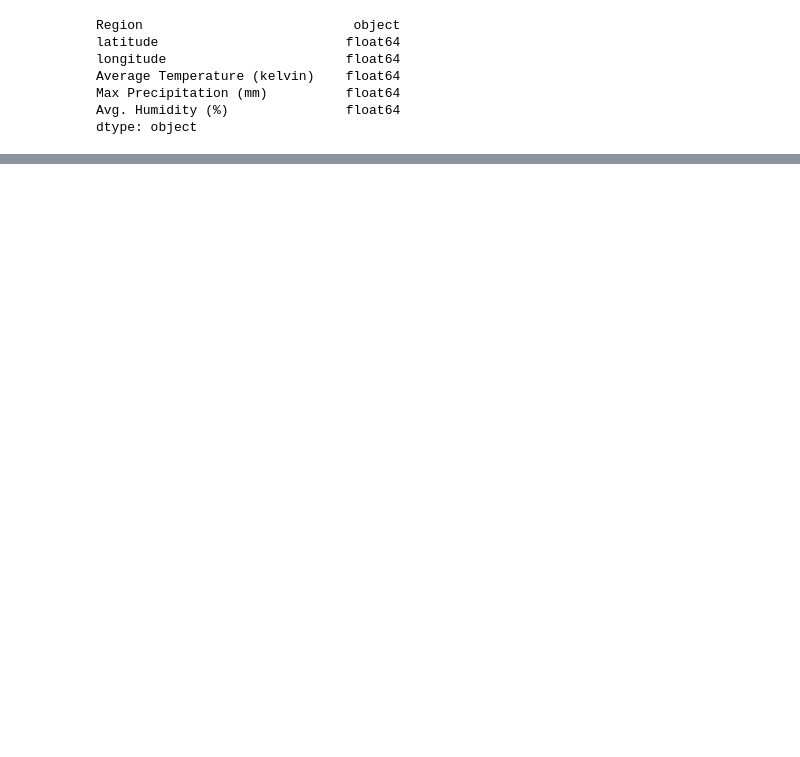
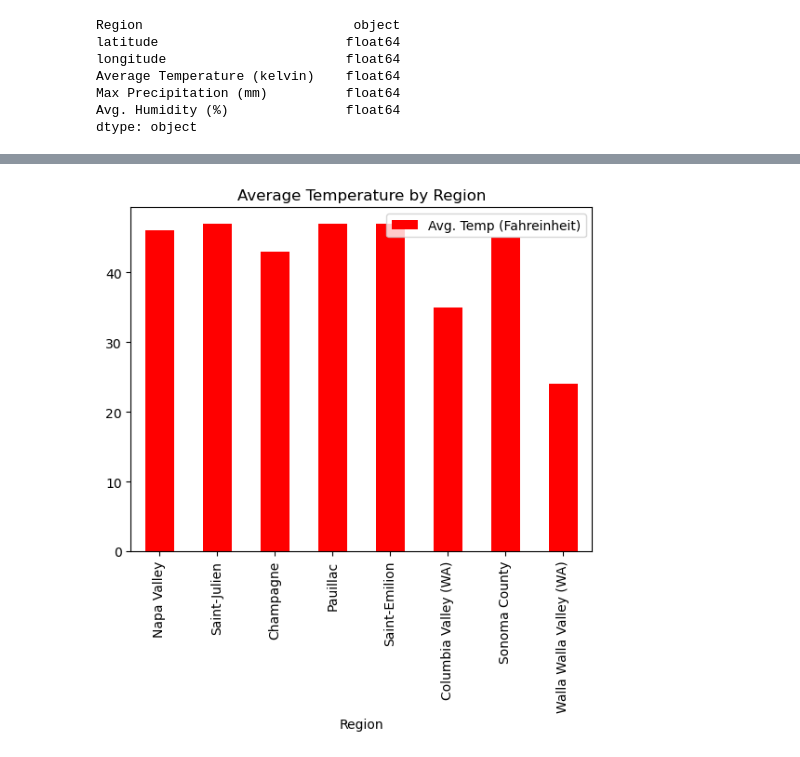
Before and after one commit to carojasp12/Sip-by-Sip, a Jupyter notebook: Code/Sip-by-Sip.ipynb, the cells around one changed output, grey strips where cells are left out. Cells and saved outputs as stored; diff of their text form; code cells hidden in the pictures; blank space fills up the shorter version.

```diff
--- a/Code/Sip-by-Sip.ipynb
+++ b/Code/Sip-by-Sip.ipynb
@@ -333,0 +345,6 @@ final_weather_df
+# %%
+#create bar chart to visualize average temperature
+avg_temp = final_weather_df.plot.bar(x= 'Region', y= 'Avg. Temp (Fahreinheit)',
+                                      rot=90, color = 'red', title = 'Average Temperature by Region')
+# %% [output]
+[figure, added]
```
Also changed, not shown: parts of 8 cells of this notebook.
